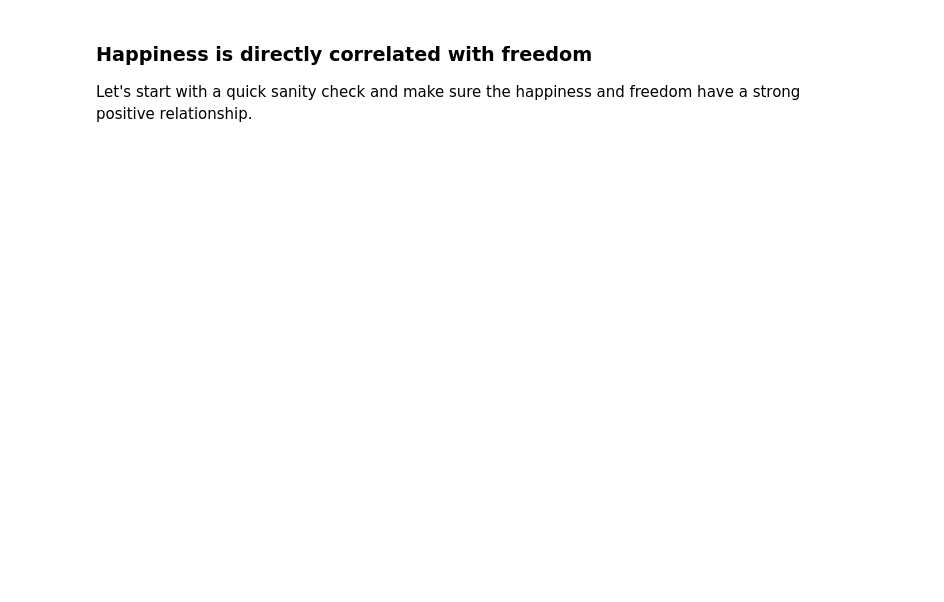
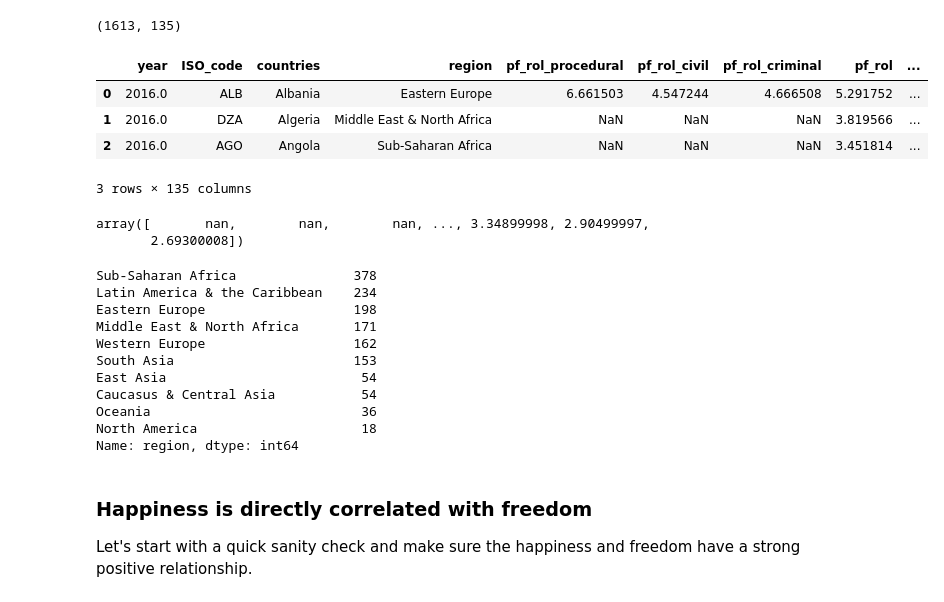
Before and after one commit to jbratcher/happiness_and_freedom, a Jupyter notebook: Happiness_Freedom.ipynb, the cells around one changed output. Saved outputs shown, nothing was run; the diff lists cells and outputs as text; code cells hidden in the pictures; blank space fills up the shorter version.

```diff
--- a/Happiness_Freedom.ipynb
+++ b/Happiness_Freedom.ipynb
@@ -54,14 +54,42 @@ InteractiveShell.ast_node_interactivity = "all"
 # %%
 # create dataframes for each report from csv
 hfi_file = pd.read_csv("hfi_cc_2018.csv")
 hfi = pd.DataFrame(hfi_file)
 
 whr_file = pd.read_csv("whr_2017.csv")
 whr = pd.DataFrame(whr_file)
 
 # create database and tables from dataframe
 hfi.to_sql("Human Freedom Index", con=engine, if_exists="replace")
 whr.to_sql("World Happiness Report", con=engine, if_exists="replace")
+
+x = pd.concat([hfi, whr], sort=False)
+x.shape
+x.head(3)
+y = x.pop('Happiness.Score').values
+y
+z = x["region"].value_counts()
+z
+# %% [output]
+(1613, 135)
+|  | year | ISO_code | countries | region | pf_rol_procedural | pf_rol_civil | pf_rol_criminal | pf_rol | ... |
+| 0 | 2016.0 | ALB | Albania | Eastern Europe | 6.661503 | 4.547244 | 4.666508 | 5.291752 | ... |
+| 1 | 2016.0 | DZA | Algeria | Middle East & North Africa | NaN | NaN | NaN | 3.819566 | ... |
+| 2 | 2016.0 | AGO | Angola | Sub-Saharan Africa | NaN | NaN | NaN | 3.451814 | ... |
+3 rows × 135 columns
+array([       nan,        nan,        nan, ..., 3.34899998, 2.90499997,
+       2.69300008])
+Sub-Saharan Africa               378
+Latin America & the Caribbean    234
+Eastern Europe                   198
+Middle East & North Africa       171
+Western Europe                   162
+South Asia                       153
+East Asia                         54
+Caucasus & Central Asia           54
+Oceania                           36
+North America                     18
+Name: region, dtype: int64
 # %% [markdown]
 ### Happiness is directly correlated with freedom
 
```
Also changed, not shown: parts of 7 cells of this notebook, 1 other file.
